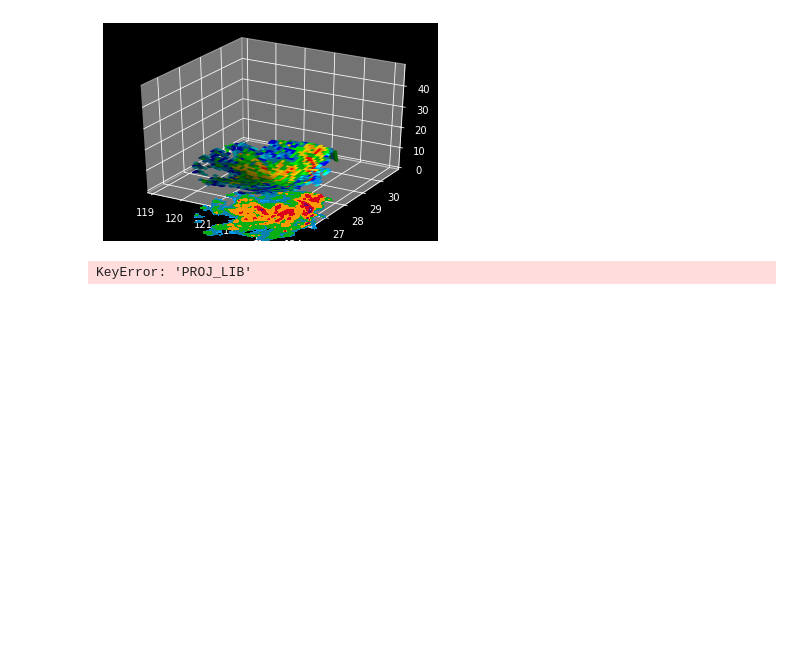
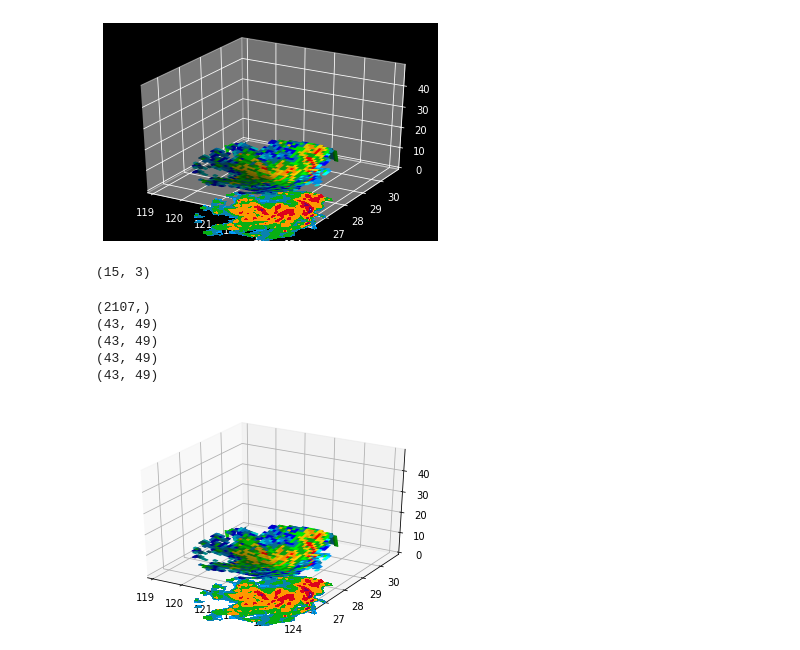
Before and after one commit to liyuan3970/study_demo, a Jupyter notebook: met_plot/rader/pup/test_demo.ipynb, the cells around one changed output. Saved outputs shown, nothing was run; the diff lists cells and outputs as text; code cells hidden in the pictures; blank space fills up the shorter version.

```diff
--- a/met_plot/rader/pup/test_demo.ipynb
+++ b/met_plot/rader/pup/test_demo.ipynb
@@ -1063,7 +1044,6 @@ import matplotlib.pyplot as plt
 import matplotlib
 from matplotlib import cm, colors
 from matplotlib import cm
-from mpl_toolkits.basemap import Basemap
 # ncl调色板的配置
 fid = open('radar.rgb')
 data=fid.readlines()
@@ -1081,37 +1061,64 @@ cmaps= colors.ListedColormap(rgb)
 
 
 
 #matplotlib.use('TkAgg')
 f = cinrad.io.CinradReader('Z_RADR_I_Z9576_20190810000600_O_DOR_SA_CAP.bin.bz2')
 tilt_number = 0
 data_radius = 230
 data_dtype = 'REF' # stands for reflectivity
 ra = f.get_data(tilt_number, data_radius, data_dtype)
 
 v = []
 v.append(ra)
 gmap =cinrad.easycalc.GridMapper(v)
 grid = gmap(0.1)
 lon = grid.lon
 lat = grid.lat
 data = grid.data
 
 h = []
 height = ra.height
 rb = ra
 rb.data = height
 h.append(rb)
 gcma = cinrad.easycalc.GridMapper(h)
 gcmd = gcma(0.1)
 lon2 = gcmd.lon
 lat2 = gcmd.lat
 hig = gcmd.data
-#map = Basemap(llcrnrlon=120.2,llcrnrlat=27.6,urcrnrlon=122.5,urcrnrlat=29.5)
-map = Basemap(llcrnrlon=119,llcrnrlat=25,urcrnrlon=125,urcrnrlat=32)
-#map.drawcoastlines()
-map.drawcountries()
-map.readshapefile('taizhou', 'taizhou',linewidth=0.75)
+from mpl_toolkits.mplot3d import Axes3D
+fig = plt.figure()
+# 创建3d图形的两种方式
+# ax = Axes3D(fig)
+ax = fig.add_subplot(111, projection='3d')
+color_map =data.reshape(43*49)
+print(color_map.shape)
+# ax.scatter(lon2, lat2,hig,c=color_map,cmap=cmaps, s=5)
+import matplotlib as mpl
+import matplotlib.cm as cm
+norm = mpl.colors.Normalize(vmin=0, vmax=70)
+m = cm.ScalarMappable(norm=norm, cmap=cmaps)
+#ax.plot_surface(lon2, lat2,hig,facecolors=data,rstride=1, cstride=1, cmap=cmaps,shade=True)
+ax.plot_surface(lon2, lat2,hig,facecolors=m.to_rgba(data),rstride=1, cstride=1)
+#ax.plot_surface(lon2, lat2,hig,facecolors=cmaps(data/40),rstride=1, cstride=1)
+# print('max',max(data))
+# print('min',min(data))
+print(lon2.shape)
+print(lat2.shape)
+print(hig.shape)
+print(data.shape)
+# ax.scatter(lon2, lat2,hig,cmap='jet', s=40,
+#              label='Points')
+# ax.contourf(lon,lat,data,zdir='z',offset=-2)
+ax.contourf(lon,lat,data,cmap=cmaps,zdir='z',offset=-20)
 
-map.contourf(lon,lat,data,cmap=cmaps)
+
+plt.show()
 # %% [output]
-KeyError: 'PROJ_LIB'
+(15, 3)
+(2107,)
+(43, 49)
+(43, 49)
+(43, 49)
+(43, 49)
+[figure, added]
```
Also changed, not shown: parts of 2 cells of this notebook.
